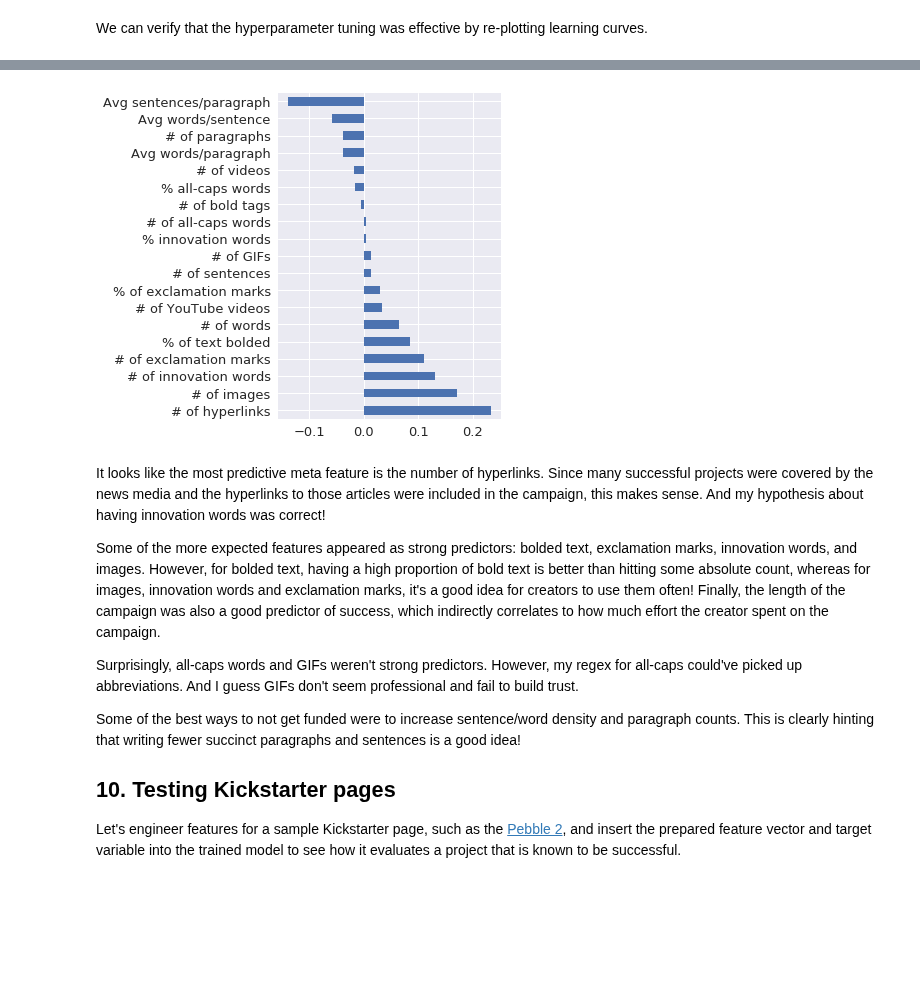
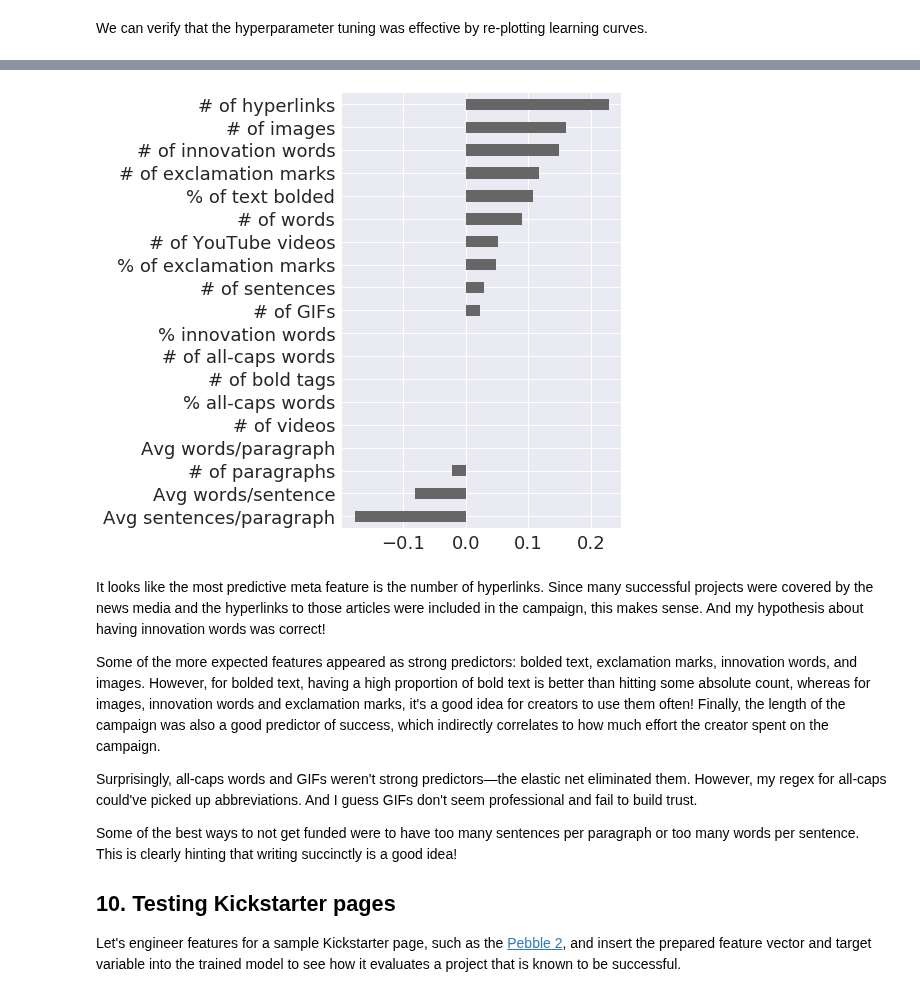
Before and after one commit to redwanhuq/campaign-critic, a Jupyter notebook: prototyping/prototyping-machine_learning.ipynb, the cells around one changed output, grey strips where cells are left out. Cells and saved outputs as stored; diff of their text form; code cells hidden in the pictures; blank space fills up the shorter version.

```diff
--- a/prototyping/prototyping-machine_learning.ipynb
+++ b/prototyping/prototyping-machine_learning.ipynb
@@ -315,0 +318,4 @@ As a starting point, we'll only train a model on the meta features. Out of curio
+# %%
+# Set the recommended number of iterations for SGD
+SGD_iterations = np.ceil(10 ** 6 / len(X_std))
+SGD_iterations
@@ -586,7 +582,7 @@ To determine the features that were most predictive of funded projects, we first
 # %%
-# Train a grid search model to identify the optimal hyperparameter
-grid_search.fit(X_full, y_enc)
+# Train the random hyperparameter search model
+random_search.fit(X_full, y_enc)
 
-# Display the optimal hyperparameter
-grid_search.best_params_
+# Display the optimal hyperparameters
+random_search.best_params_
 # %% [output]
@@ -596,6 +592,13 @@ Let's use this optimal hyperparameter value and train a model on the entire trai
 # %%
-# Train the classifier on the entire dataset using the optimal hyperparameter
-final_clf = LogisticRegression(C=grid_search.best_params_['C'])
+# Train the classifier on the entire dataset using the optimal hyperparameters
+final_clf = SGDClassifier(
+        loss='log',
+        penalty='elasticnet',
+        alpha=random_search.best_params_['alpha'],
+        l1_ratio=random_search.best_params_['l1_ratio'],
+        max_iter=SGD_iterations,
+        random_state=41
+)
 final_clf.fit(X_full, y_enc);
 # %% [markdown]
 We can verify that the hyperparameter tuning was effective by re-plotting learning curves.
@@ -660,44 +676,55 @@ Since there were no meta features in the top 30, let's examine them separately a
 # %%
 # Add the corresponding meta feature names to the parameters
 meta_feature_ranks = pd.Series(
     final_clf.coef_.T.ravel()[:len(features)],
     index=features
-).sort_values(ascending=False)
+).sort_values(ascending=False)[::-1]
 
 # Display a bar plot of the meta feature importance
-meta_feature_ranks.plot(kind='barh', legend=False, figsize=(4, 6));
+graph2 = meta_feature_ranks.plot(
+    kind='barh',
+    legend=False,
+    figsize=(5, 8),
+    color='#666666'
+)
+
+# Change the feature labels from variables to names
 labels = [
     '# of hyperlinks',
     '# of images',
     '# of innovation words',
     '# of exclamation marks',
     '% of text bolded',
     '# of words',
     '# of YouTube videos',
     '% of exclamation marks',
     '# of sentences',
     '# of GIFs',
     '% innovation words',
     '# of all-caps words',
     '# of bold tags',
     '% all-caps words',
     '# of videos',
     'Avg words/paragraph',
     '# of paragraphs',
     'Avg words/sentence',
     'Avg sentences/paragraph'
 ]
-plt.yticks(np.arange(19), labels);
+plt.yticks(np.arange(19), labels[::-1]);
+
+# Save the figure
+#fig2 = graph2.get_figure()
+#fig2.savefig('meta', dpi=300, bbox_inches='tight');
 # %% [output]
-[figure, old version]
+[figure, new version]
 # %% [markdown]
 It looks like the most predictive meta feature is the number of hyperlinks. Since many successful projects were covered by the news media and the hyperlinks to those articles were included in the campaign, this makes sense. And my hypothesis about having innovation words was correct!
 
 Some of the more expected features appeared as strong predictors: bolded text, exclamation marks, innovation words, and images. However, for bolded text, having a high proportion of bold text is better than hitting some absolute count, whereas for images, innovation words and exclamation marks, it's a good idea for creators to use them often! Finally, the length of the campaign was also a good predictor of success, which indirectly correlates to how much effort the creator spent on the campaign.
 
-Surprisingly, all-caps words and GIFs weren't strong predictors. However, my regex for all-caps could've picked up abbreviations. And I guess GIFs don't seem professional and fail to build trust.
+Surprisingly, all-caps words and GIFs weren't strong predictors&mdash;the elastic net eliminated them. However, my regex for all-caps could've picked up abbreviations. And I guess GIFs don't seem professional and fail to build trust.
 
-Some of the best ways to not get funded were to increase sentence/word density and paragraph counts. This is clearly hinting that writing fewer succinct paragraphs and sentences is a good idea!
+Some of the best ways to not get funded were to have too many sentences per paragraph or too many words per sentence. This is clearly hinting that writing succinctly is a good idea!
 
 <a id="cell10"></a>
 ## 10. Testing Kickstarter pages
```
Also changed, not shown: parts of 37 cells of this notebook, 1 other file.
